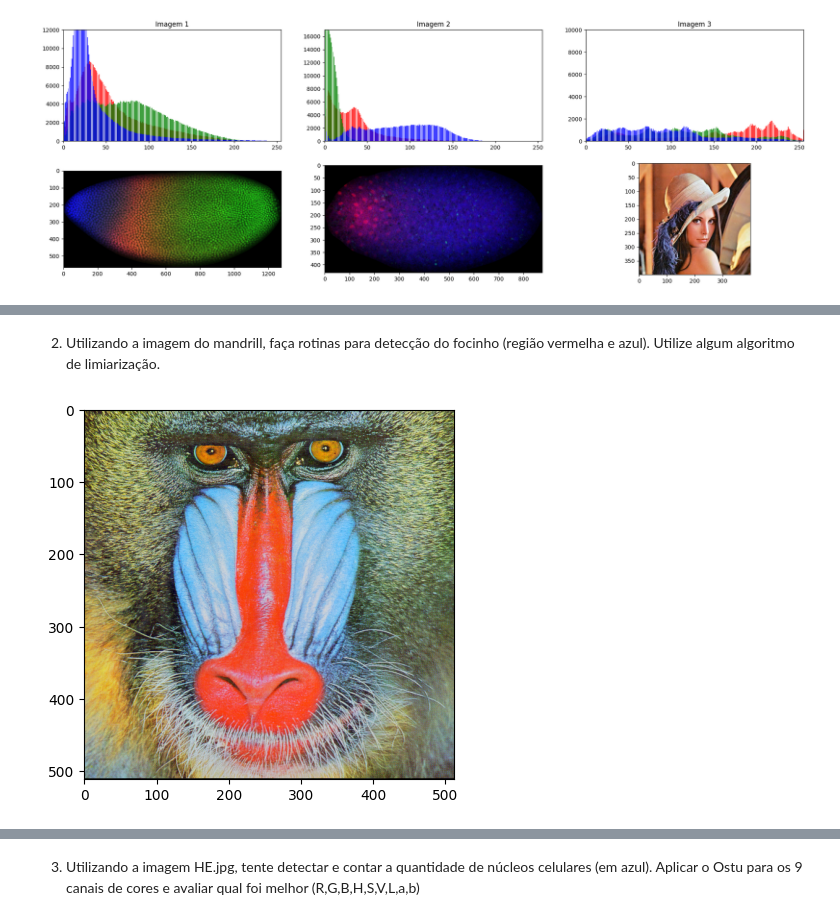
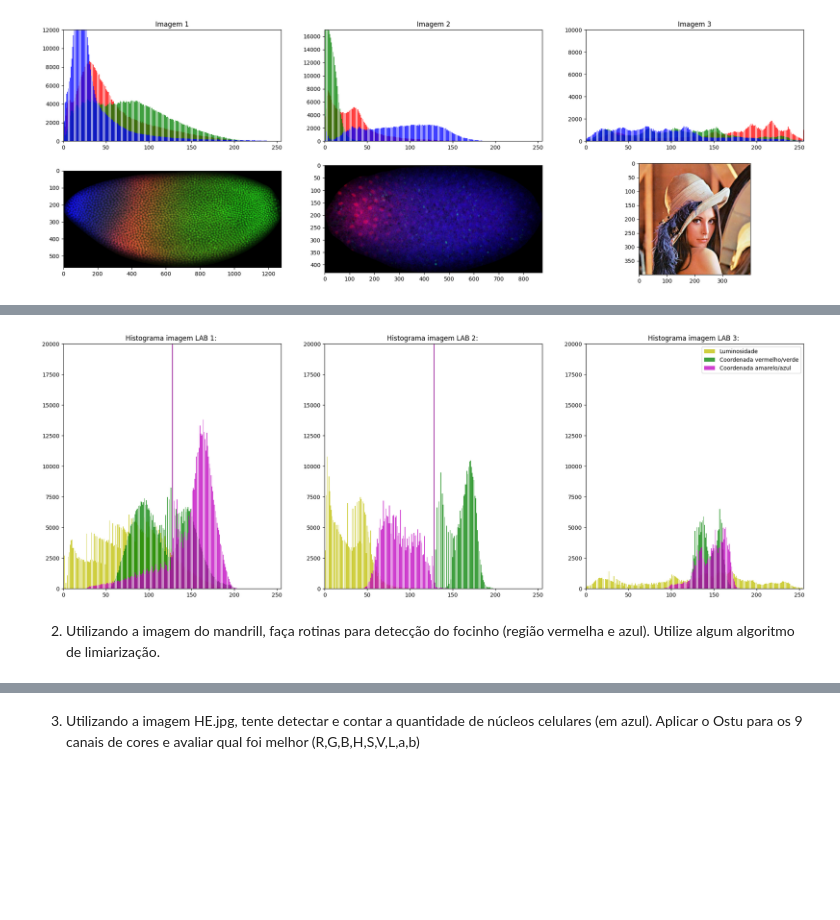
Before and after one commit to lazarojoabe/Processamento-Digital-De-Imagens, a Jupyter notebook: Lab09 - Color/lab09.ipynb, the cells around one changed output, grey strips where cells are left out. Cells and saved outputs as stored; diff of their text form; code cells hidden in the pictures; blank space fills up the shorter version.

```diff
--- a/Lab09 - Color/lab09.ipynb
+++ b/Lab09 - Color/lab09.ipynb
@@ -94,8 +136,47 @@ plt.show()
+# %%
+img1LAB = cv2.cvtColor(img1RGB, cv2.COLOR_RGB2LAB)
+img2LAB = cv2.cvtColor(img2RGB, cv2.COLOR_RGB2LAB)
+img3LAB = cv2.cvtColor(img3RGB, cv2.COLOR_RGB2LAB)
+
+hist1LAB = calcHist(img1LAB)
+hist2LAB = calcHist(img2LAB)
+hist3LAB = calcHist(img3LAB)
+
+fig = plt.figure(figsize=(24, 8))
+
+plt.subplot(1, 3, 1).set_title("Histograma imagem LAB 1: ")
+plt.bar(range(256), hist1LAB[0], alpha=0.75, color='y', label='Histograma-Vermelho')
+plt.axis( [0, 255, 0, 20000] )
+
+plt.bar(range(256), hist1LAB[1], alpha=0.75, color='g', label='Histograma-Vermelho')
+plt.axis( [0, 255, 0, 20000] )
+
+
+plt.bar(range(256), hist1LAB[2], alpha=0.75, color='m', label='Histograma-Vermelho')
+plt.axis( [0, 255, 0, 20000] )
+
+plt.subplot(1, 3, 2).set_title("Histograma imagem LAB 2: ")
+plt.bar(range(256), hist2LAB[0], alpha=0.75, color='y', label='Histograma-Vermelho')
+plt.axis( [0, 255, 0, 20000] )
+
+plt.bar(range(256), hist2LAB[1], alpha=0.75, color='g', label='Histograma-Vermelho')
+plt.axis( [0, 255, 0, 20000] )
+
+plt.bar(range(256), hist2LAB[2], alpha=0.75, color='m', label='Histograma-Vermelho')
+plt.axis( [0, 255, 0, 20000] )
+
+plt.subplot(1, 3, 3).set_title("Histograma imagem LAB 3: ")
+plt.bar(range(256), hist3LAB[0], alpha=0.75, color='y', label='Histograma-Vermelho')
+plt.axis( [0, 255, 0, 20000] )
+
+plt.bar(range(256), hist3LAB[1], alpha=0.75, color='g', label='Histograma-Vermelho')
+plt.axis( [0, 255, 0, 20000] )
+
+plt.bar(range(256), hist3LAB[2], alpha=0.75, color='m', label='Histograma-Vermelho')
+plt.axis( [0, 255, 0, 20000] )
+
+plt.legend(("Luminosidade", "Coordenada vermelho/verde", "Coordenada amarelo/azul"));
+# %% [output]
+[figure, added]
 # %% [markdown]
 2)	Utilizando a imagem do mandrill, faça rotinas para detecção do focinho (região vermelha e azul). Utilize algum algoritmo de limiarização.
-# %%
-img_mand = cv2.imread("mandrill.tiff", cv2.IMREAD_COLOR)
-img_mand_RGB = cv2.cvtColor(img2, cv2.COLOR_BGR2RGB)
-plt.imshow(img_mand_RGB);
-# %% [output]
-[figure, removed]
```
Also changed, not shown: parts of 6 cells of this notebook, 1 other file.
